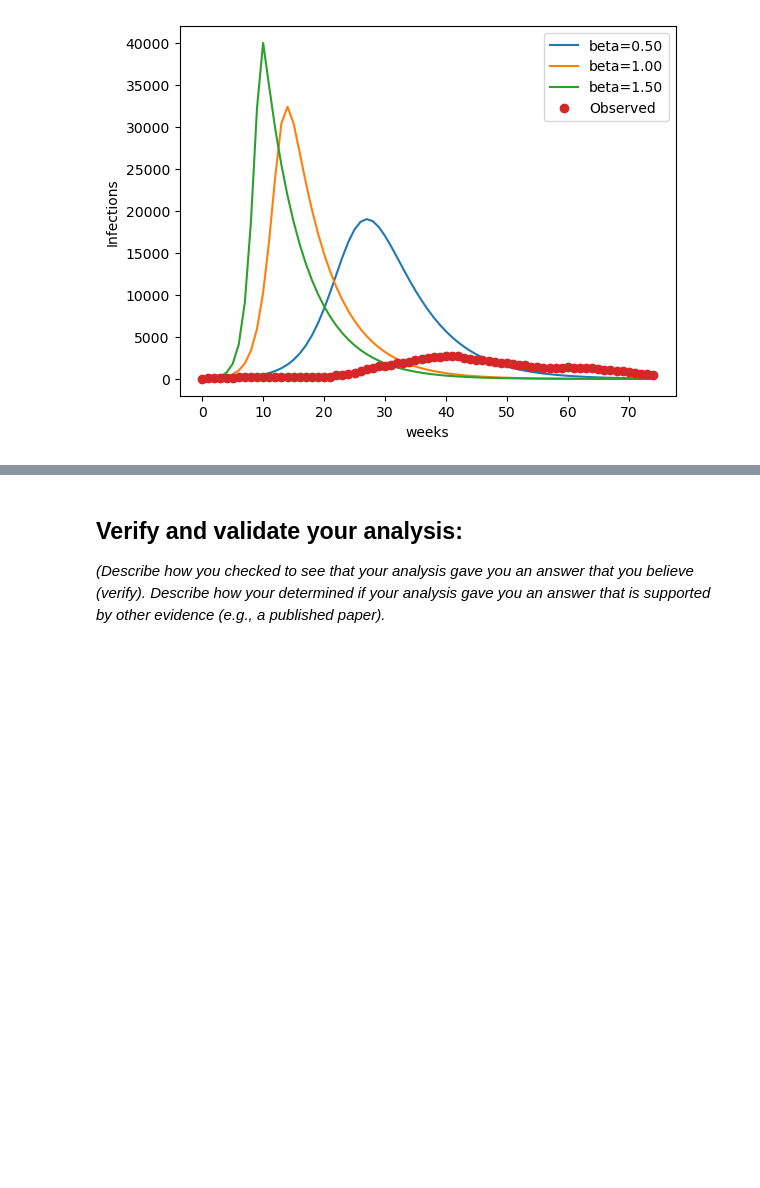
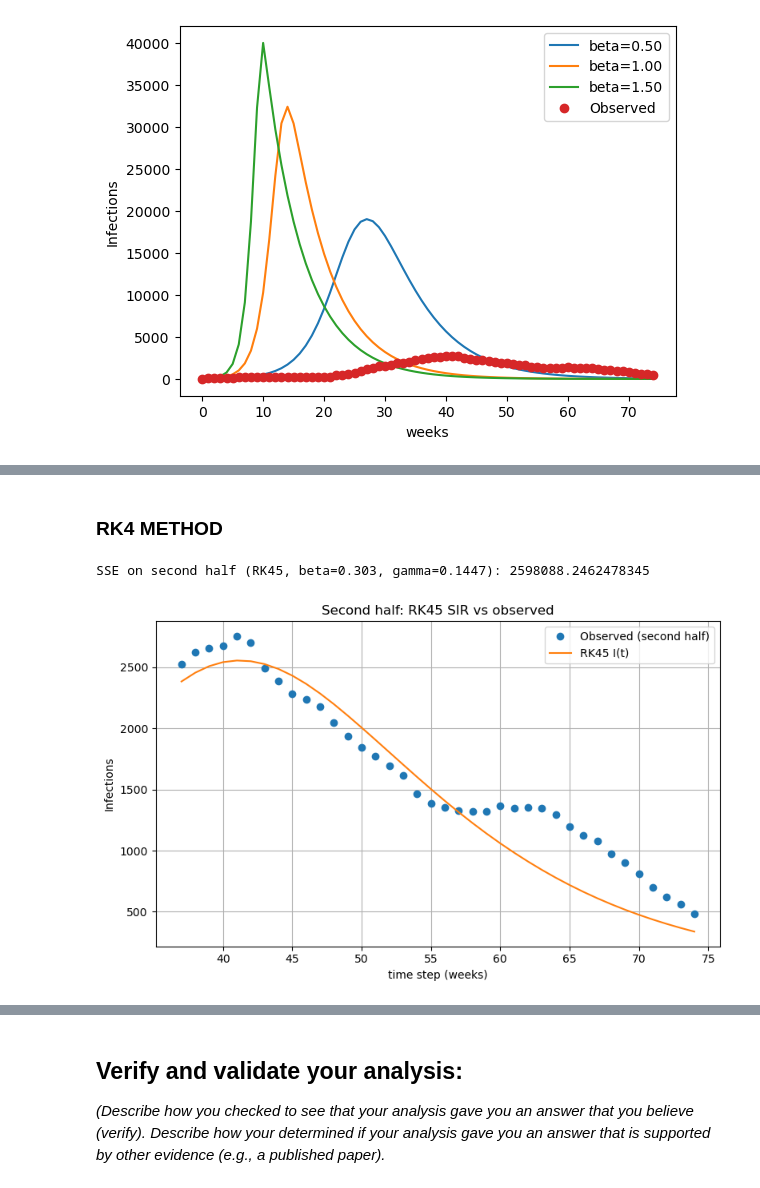
Before and after one commit to NolanNguyen9223/Module-4-Project, a Jupyter notebook: LANGER4_NGUYENhANCOCK_MODULE_4.ipynb, the cells around one changed output, grey strips where cells are left out. Saved outputs shown, nothing was run; the diff lists cells and outputs as text; code cells hidden in the pictures; blank space fills up the shorter version.

```diff
--- a/LANGER4_NGUYENhANCOCK_MODULE_4.ipynb
+++ b/LANGER4_NGUYENhANCOCK_MODULE_4.ipynb
@@ -289,0 +429,76 @@ New fitted gamma: 0.14
+# %% [markdown]
+### RK4 METHOD
+# %%
+import numpy as np
+from scipy.integrate import solve_ivp
+import matplotlib.pyplot as plt
+
+# --- parameters and data (reuse your fitted values) ---
+beta_fixed  = 0.303      # from your earlier fit
+gamma_fixed = 0.1447
+N_demo      = 15_000
+
+I_obs_full = data_sir['I_est'].values.astype(float)
+t_full     = np.arange(len(I_obs_full), dtype=float)
+
+split_idx   = len(I_obs_full) // 2
+I_obs_first = I_obs_full[:split_idx]
+t_first     = t_full[:split_idx]
+I_obs_second = I_obs_full[split_idx:]
+t_second     = t_full[split_idx:]
+
+I0 = data_sir.iloc[0]['I_est']
+R0 = data_sir.iloc[0]['R_est']
+S0 = N_demo - I0 - R0
+
+# --- SIR RHS for solve_ivp ---
+def sir_rhs(t, y, beta, gamma, N):
+    S, I, R = y
+    dSdt = -beta * S * I / N
+    dIdt =  beta * S * I / N - gamma * I
+    dRdt =  gamma * I
+    return [dSdt, dIdt, dRdt]
+
+# --- 1) solve first half with RK45 ---
+sol_first = solve_ivp(
+    fun=lambda t, y: sir_rhs(t, y, beta_fixed, gamma_fixed, N_demo),
+    t_span=(t_first[0], t_first[-1]),
+    y0=[S0, I0, R0],
+    t_eval=t_first,
+    method="RK45"
+)
+S_first_rk, I_first_rk, R_first_rk = sol_first.y
+
+# initial conditions at midpoint for second half
+S_half0_rk = S_first_rk[-1]
+I_half0_rk = I_first_rk[-1]
+R_half0_rk = R_first_rk[-1]
+
+# --- 2) solve second half with RK45 ---
+sol_second = solve_ivp(
+    fun=lambda t, y: sir_rhs(t, y, beta_fixed, gamma_fixed, N_demo),
+    t_span=(t_second[0], t_second[-1]),
+    y0=[S_half0_rk, I_half0_rk, R_half0_rk],
+    t_eval=t_second,
+    method="RK45"
+)
+S_second_rk, I_second_rk, R_second_rk = sol_second.y
+
+# --- 3) SSE on second half (RK45) ---
+SSE_second_half_RK45 = np.sum((I_second_rk - I_obs_second)**2)
+print("SSE on second half (RK45, beta=0.303, gamma=0.1447):", SSE_second_half_RK45)
+
+# optional: plot RK45 vs Euler vs observed on second half
+plt.figure(figsize=(8,5))
+plt.plot(t_second, I_obs_second, 'o', label='Observed (second half)')
+plt.plot(t_second, I_second_rk, '-', label='RK45 I(t)')
+plt.xlabel('time step (weeks)')
+plt.ylabel('Infections')
+plt.title('Second half: RK45 SIR vs observed')
+plt.legend()
+plt.grid(True)
+plt.tight_layout()
+plt.show()
+# %% [output]
+SSE on second half (RK45, beta=0.303, gamma=0.1447): 2598088.2462478345
+[figure, added]
```
Also changed, not shown: parts of 10 cells of this notebook.
